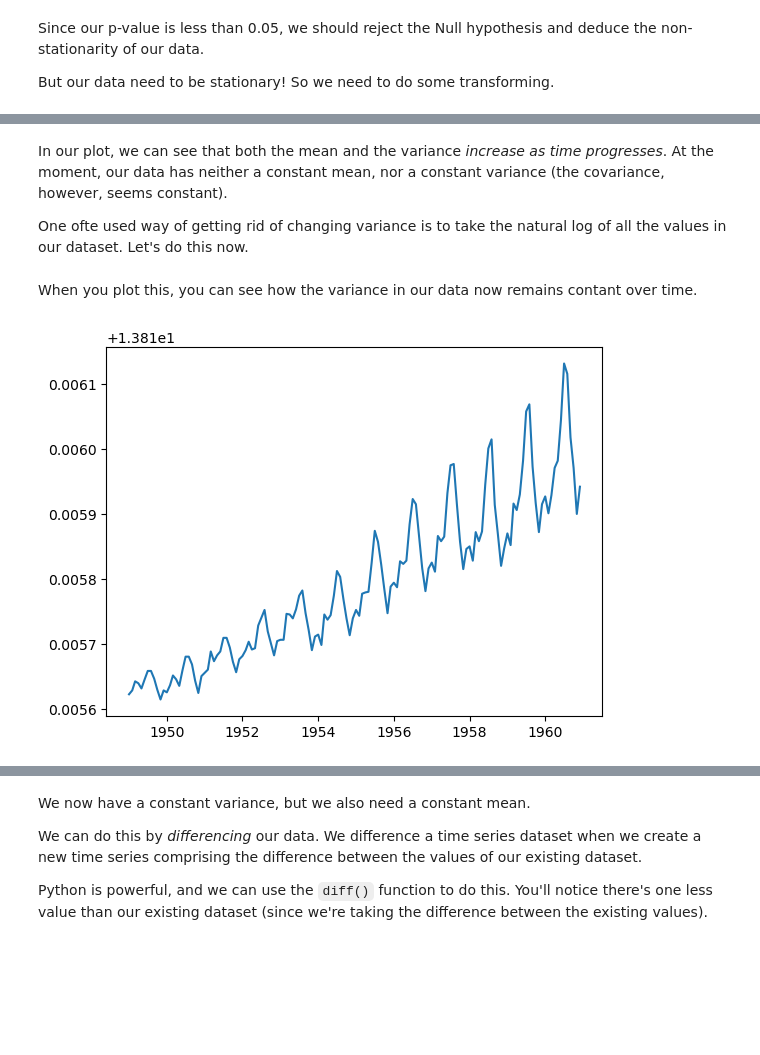
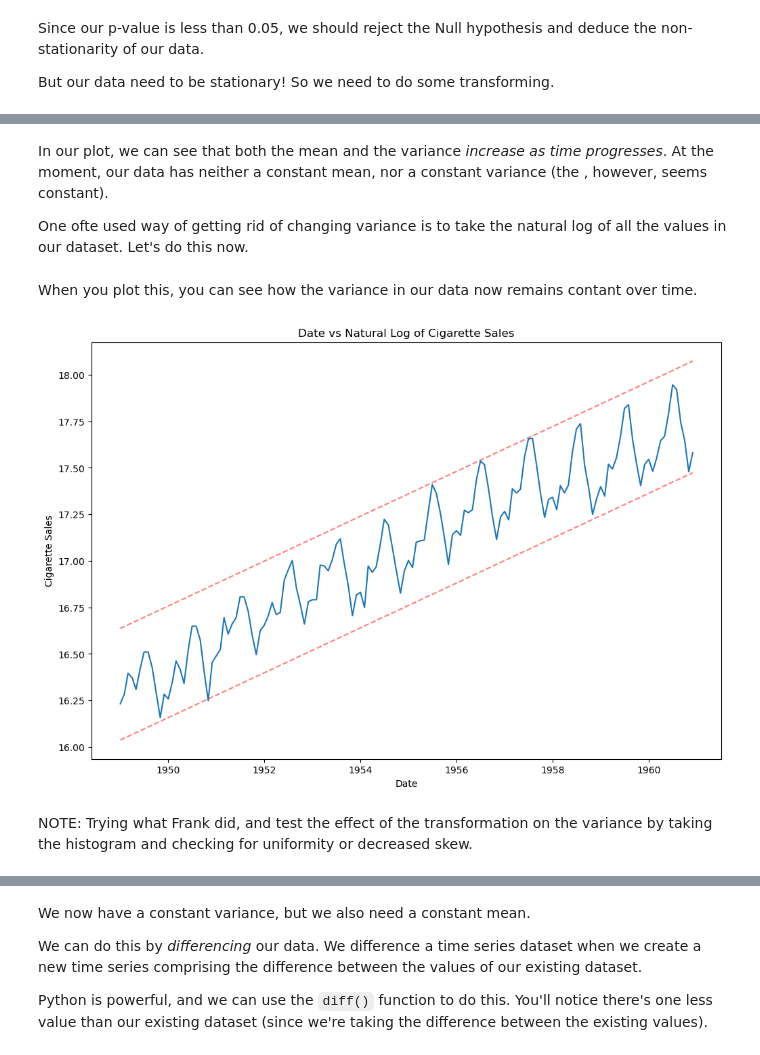
Before and after one commit to aerbsen/Springboard, a Jupyter notebook: Case Studies/Cowboy Cigarettes Case Study - Tier 3.ipynb, the cells around one changed output, grey strips where cells are left out. Cells and saved outputs as stored; diff of their text form; code cells hidden in the pictures; blank space fills up the shorter version.

```diff
--- a/Case Studies/Cowboy Cigarettes Case Study - Tier 3.ipynb
+++ b/Case Studies/Cowboy Cigarettes Case Study - Tier 3.ipynb
@@ -280,4 +376,5 @@ _=plt.plot(y)
 # %% [markdown]
-In our plot, we can see that both the mean and the variance *increase as time progresses*. At the moment, our data has neither a constant mean, nor a constant variance (the covariance, however, seems constant).
+In our plot, we can see that both the mean and the variance *increase as time progresses*. At the moment, our data has neither a constant mean, nor a constant variance (the
+, however, seems constant).
 
-One ofte  used way of getting rid of changing variance is to take the natural log of all the values in our dataset. Let's do this now.
+One ofte used way of getting rid of changing variance is to take the natural log of all the values in our dataset. Let's do this now.
@@ -287,7 +381,6 @@ y_log = np.log(y)
+# %%
+# previously was taking log of y
+dflog = np.log(cigData)
 # %% [markdown]
 
 When you plot this, you can see how the variance in our data now remains contant over time.
-# %%
-_ = plt.plot(y_log)
-# %% [output]
-[figure, removed]
@@ -293,0 +421,20 @@ _ = plt.plot(y_log)
+# %%
+# get a linear regression line to visualize decreased variance in the data
+# from year to year
+pred = get_polyregr_pred(dflog)
+
+plt.figure(figsize=(12,8))
+
+plt.title('Date vs Natural Log of Cigarette Sales')
+plt.plot(dflog)
+
+# use the regression lines to bound the extremities of the data along the y axis
+plt.plot(cigData.reset_index().Month, pred+.3, color='red', alpha=.5, ls='--')
+plt.plot(cigData.reset_index().Month, pred-.3, color='red', alpha=.5, ls='--')
+
+plt.xlabel('Date')
+plt.ylabel('Cigarette Sales');
+# %% [output]
+[figure, added]
+# %% [markdown]
+NOTE: Trying what Frank did, and test the effect of the transformation on the variance by taking the histogram and checking for uniformity or decreased skew.
```
Also changed, not shown: parts of 63 cells of this notebook.
